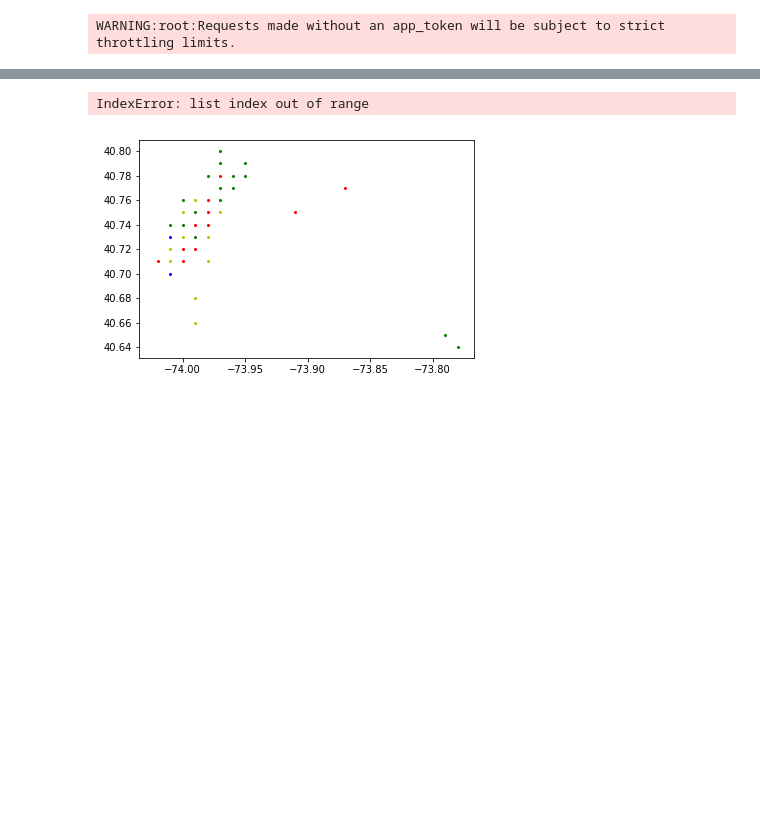
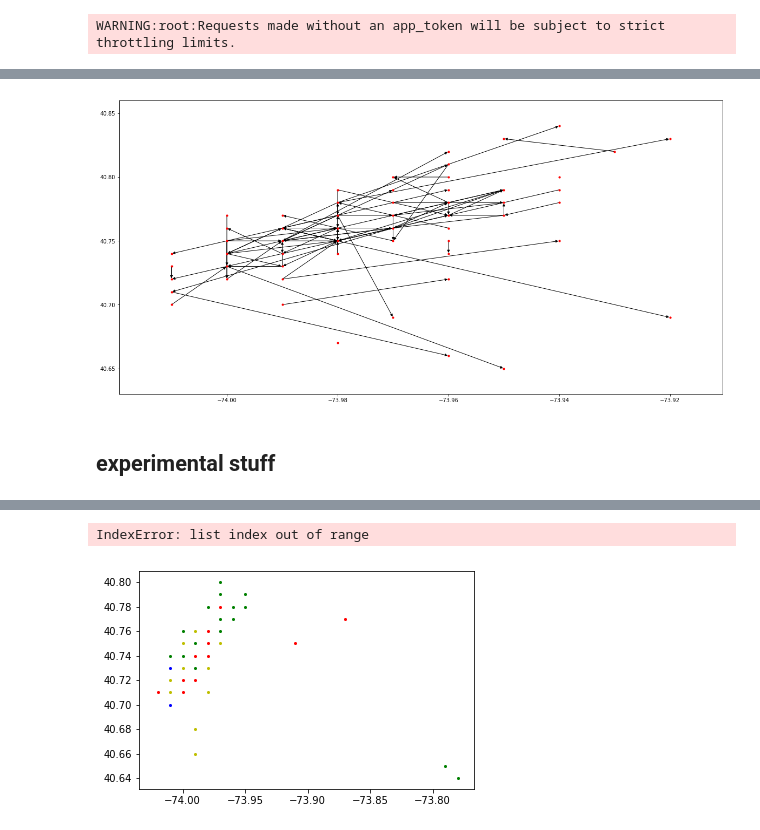
Before and after one commit to xlDownxl/Network-Analysis, a Jupyter notebook: src/project.ipynb, the cells around one changed output, grey strips where cells are left out. Cells and saved outputs as stored; diff of their text form; code cells hidden in the pictures; blank space fills up the shorter version.

```diff
--- a/src/project.ipynb
+++ b/src/project.ipynb
@@ -144,0 +168,10 @@ nx.draw_networkx(g, node_size = 1,pos=position,with_labels=False,edge_color=colo
+# %%
+g_center=nx.DiGraph()
+# %%
+center_nodes=[]
+for i in node_list:
+    if i[0]<-74.1 or i[0]>-73.9 or i[1]<40.65 or i[0]>40.85:
+        pass
+    else:
+        center_nodes.append(i)
+g_center.add_nodes_from(center_nodes)
@@ -145,3 +200,9 @@ nx.draw_networkx(g, node_size = 1,pos=position,with_labels=False,edge_color=colo
+# %%
+nx.draw_networkx(g_center, node_size = 10,with_labels=False,pos=center_position)
+# %% [output]
+[figure, added]
+# %% [markdown]
+## experimental stuff
 # %%
 nx.draw_circular(g,node_size=3)
 # %% [output]
```
Also changed, not shown: parts of 30 cells of this notebook.
